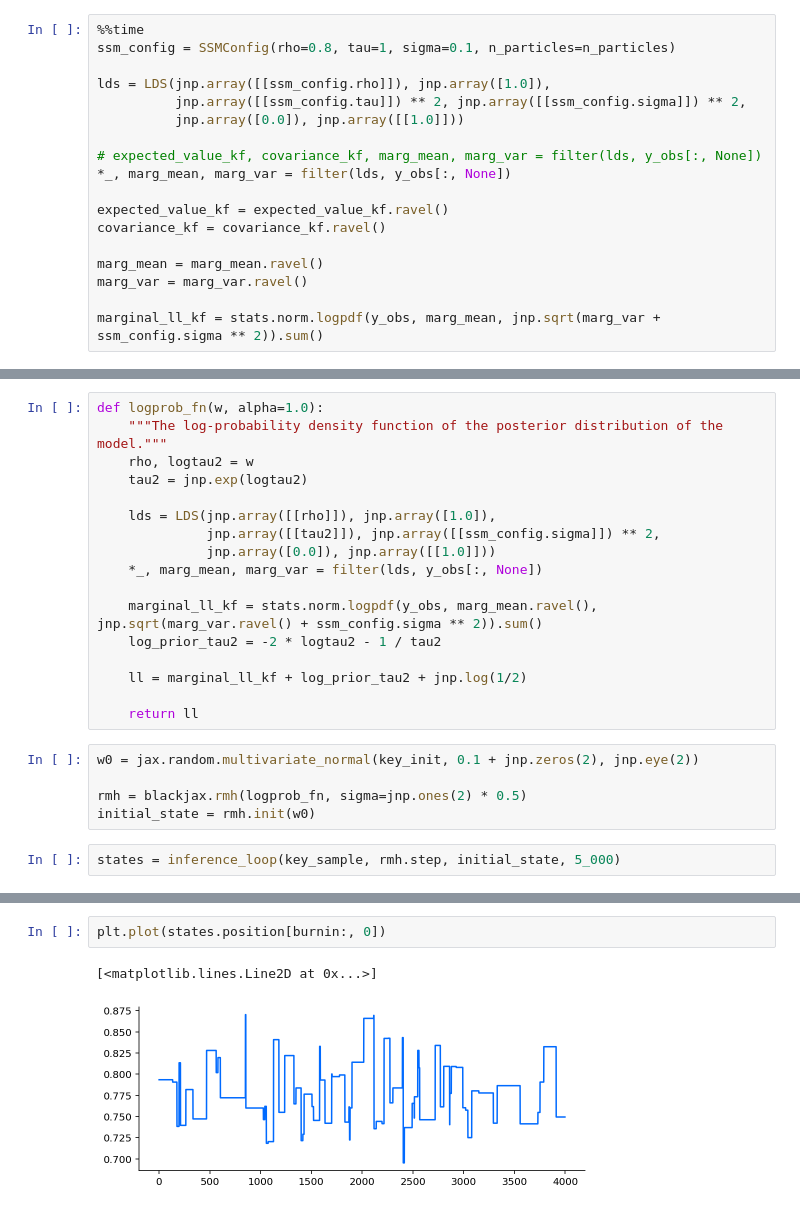
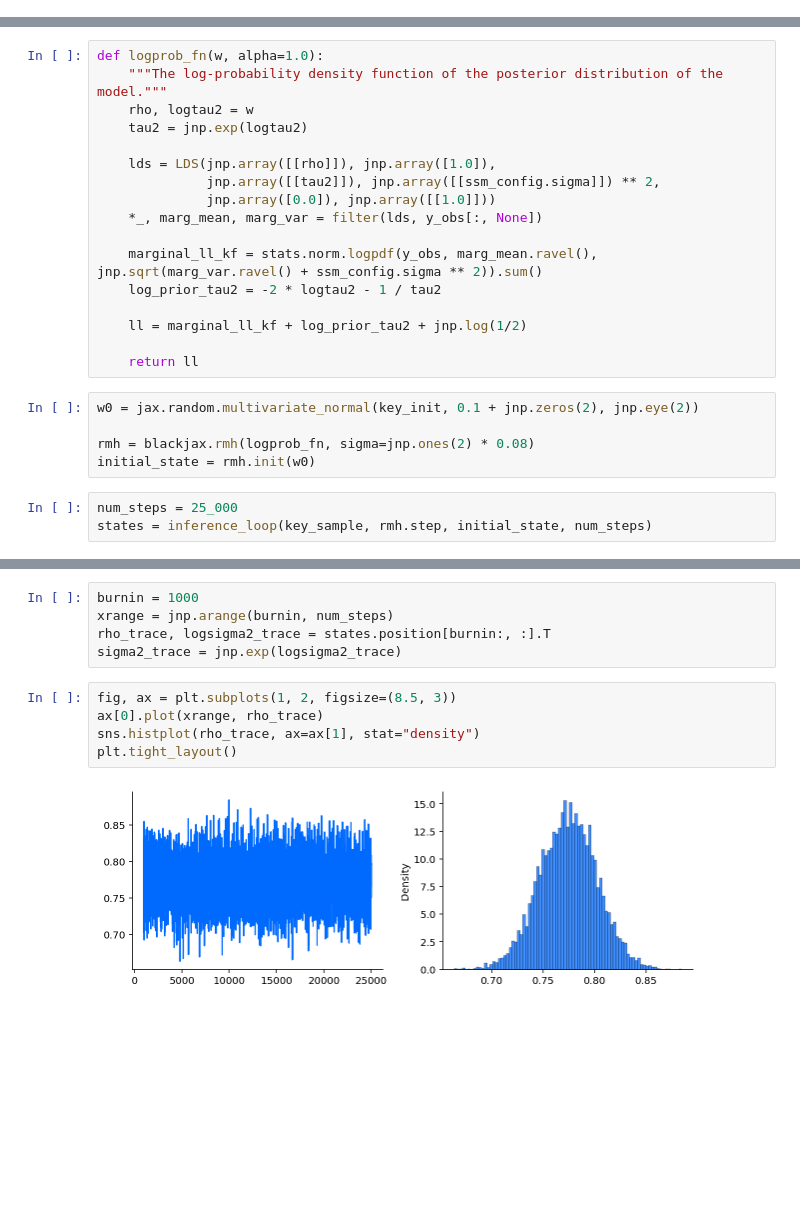
Before and after one commit to gerdm/misc, a Jupyter notebook: 2022-04/advanced-computational-methods.ipynb, the cells around one changed output, grey strips where cells are left out. Drawn from its saved outputs; the diff is of its cells as text; blank space fills up the shorter version.

```diff
--- a/2022-04/advanced-computational-methods.ipynb
+++ b/2022-04/advanced-computational-methods.ipynb
@@ -320,21 +320,3 @@ def inference_loop(rng_key, kernel, initial_state, num_samples):
     _, states = jax.lax.scan(one_step, initial_state, keys)
 
     return states
-# %%
-%%time
-ssm_config = SSMConfig(rho=0.8, tau=1, sigma=0.1, n_particles=n_particles)
-
-lds = LDS(jnp.array([[ssm_config.rho]]), jnp.array([1.0]),
-          jnp.array([[ssm_config.tau]]) ** 2, jnp.array([[ssm_config.sigma]]) ** 2,
-          jnp.array([0.0]), jnp.array([[1.0]]))
-
-# expected_value_kf, covariance_kf, marg_mean, marg_var = filter(lds, y_obs[:, None])
-*_, marg_mean, marg_var = filter(lds, y_obs[:, None])
-
-expected_value_kf = expected_value_kf.ravel()
-covariance_kf = covariance_kf.ravel()
-
-marg_mean = marg_mean.ravel()
-marg_var = marg_var.ravel()
-
-marginal_ll_kf = stats.norm.logpdf(y_obs, marg_mean, jnp.sqrt(marg_var + ssm_config.sigma ** 2)).sum()
@@ -361,7 +340,8 @@ def logprob_fn(w, alpha=1.0):
 # %%
 w0 = jax.random.multivariate_normal(key_init, 0.1 + jnp.zeros(2), jnp.eye(2))
 
-rmh = blackjax.rmh(logprob_fn, sigma=jnp.ones(2) * 0.5)
+rmh = blackjax.rmh(logprob_fn, sigma=jnp.ones(2) * 0.08)
 initial_state = rmh.init(w0)
 # %%
-states = inference_loop(key_sample, rmh.step, initial_state, 5_000)
+num_steps = 25_000
+states = inference_loop(key_sample, rmh.step, initial_state, num_steps)
@@ -374,5 +348,12 @@ plt.plot(states.position[burnin:, 1])
-# %%
-plt.plot(states.position[burnin:, 0])
-# %% [output]
-[<matplotlib.lines.Line2D at 0x...>]
-[figure, removed]
+# %%
+burnin = 1000
+xrange = jnp.arange(burnin, num_steps)
+rho_trace, logsigma2_trace = states.position[burnin:, :].T
+sigma2_trace = jnp.exp(logsigma2_trace)
+# %%
+fig, ax = plt.subplots(1, 2, figsize=(8.5, 3))
+ax[0].plot(xrange, rho_trace)
+sns.histplot(rho_trace, ax=ax[1], stat="density")
+plt.tight_layout()
+# %% [output]
+[figure, added]
```
Also changed, not shown: parts of 7 cells of this notebook.
